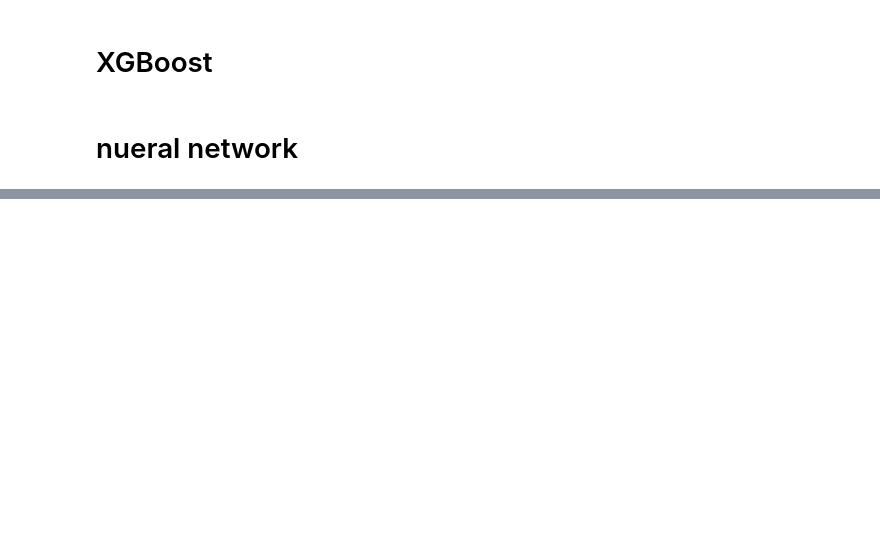
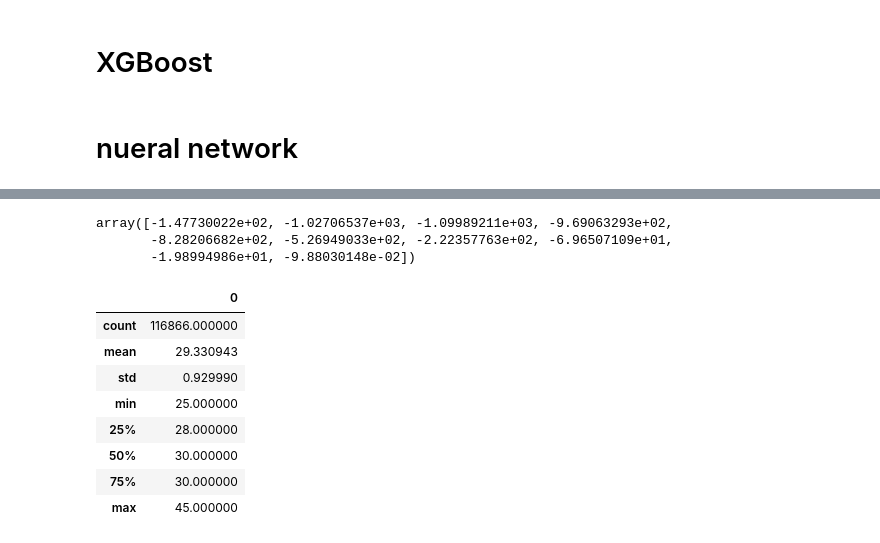
Before and after one commit to wjy5446/airbnb-new-booking, a Jupyter notebook: joe/airbnb_V1.0(EDA)_junki.ipynb, the cells around one changed output, grey strips where cells are left out. Saved outputs shown, nothing was run; the diff lists cells and outputs as text; code cells hidden in the pictures; blank space fills up the shorter version.

Commit message:
age filled by randomforest & decisiontree

```diff
--- a/joe/airbnb_V1.0(EDA)_junki.ipynb
+++ b/joe/airbnb_V1.0(EDA)_junki.ipynb
@@ -638,0 +404,4 @@ clf.fit(train, train_no_target)
+# %%
+y = df_target
+X = df_train
+X_test = df_test
@@ -638,0 +423,3 @@ clf.fit(train, train_no_target)
+# %%
+models = RandomForestClassifier(max_depth=2)
+models.fit(X, y)
@@ -638,0 +434,4 @@ clf.fit(train, train_no_target)
+# %%
+y_pre = models.predict(X_test)
+# %%
+aaa = pd.DataFrame(y_pre)
@@ -638,0 +440,6 @@ clf.fit(train, train_no_target)
+# %%
+cross_val_score(regressor, X, y, cv=10)
+# %% [output]
+array([-1.47730022e+02, -1.02706537e+03, -1.09989211e+03, -9.69063293e+02,
+       -8.28206682e+02, -5.26949033e+02, -2.22357763e+02, -6.96507109e+01,
+       -1.98994986e+01, -9.88030148e-02])
@@ -638,0 +450,12 @@ clf.fit(train, train_no_target)
+# %%
+aaa.describe()
+# %% [output]
+|  | 0 |
+| count | 116866.000000 |
+| mean | 29.330943 |
+| std | 0.929990 |
+| min | 25.000000 |
+| 25% | 28.000000 |
+| 50% | 30.000000 |
+| 75% | 30.000000 |
+| max | 45.000000 |
```
Also changed, not shown: parts of 85 cells of this notebook.
